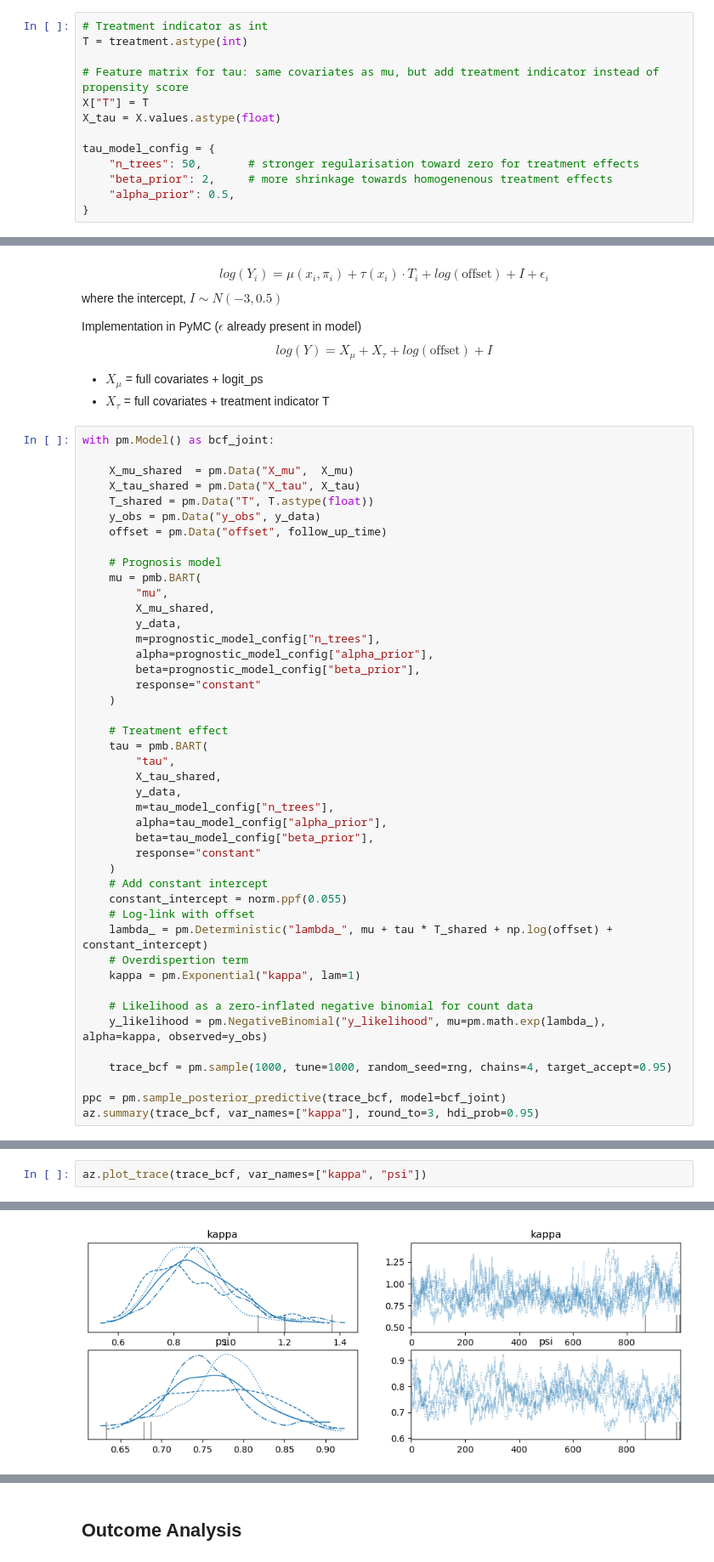
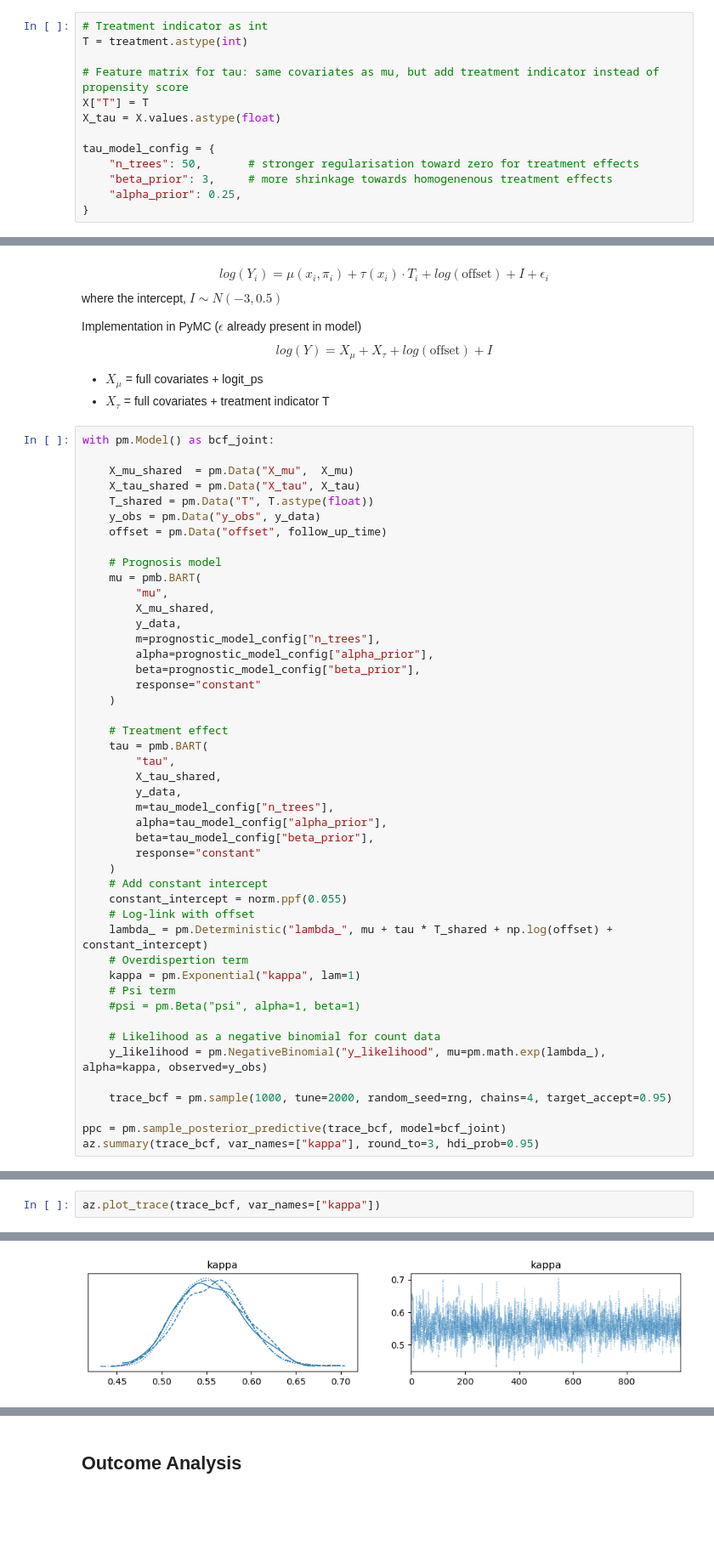
Before and after one commit to nweerasuriya/omscs, a Jupyter notebook: ISYE6420/Project/count_outcome_bcf_ZINB.ipynb, the cells around one changed output, grey strips where cells are left out. Shown at 85% size. Cells and saved outputs as stored; diff of their text form; blank space fills up the shorter version.

Commit message:
plotting

```diff
--- a/ISYE6420/Project/count_outcome_bcf_ZINB.ipynb
+++ b/ISYE6420/Project/count_outcome_bcf_ZINB.ipynb
@@ -100,8 +105,8 @@ X_tau = X.values.astype(float)
 
 tau_model_config = {
     "n_trees": 50,       # stronger regularisation toward zero for treatment effects
-    "beta_prior": 2,     # more shrinkage towards homogenenous treatment effects
-    "alpha_prior": 0.5,
+    "beta_prior": 3,     # more shrinkage towards homogenenous treatment effects
+    "alpha_prior": 0.25,
 }
 # %% [markdown]
 ## Full Joint BCF Model
@@ -152,11 +157,13 @@ with pm.Model() as bcf_joint:
     lambda_ = pm.Deterministic("lambda_", mu + tau * T_shared + np.log(offset) + constant_intercept)
     # Overdispertion term
     kappa = pm.Exponential("kappa", lam=1)
+    # Psi term
+    #psi = pm.Beta("psi", alpha=1, beta=1)
 
-    # Likelihood as a zero-inflated negative binomial for count data
+    # Likelihood as a negative binomial for count data
     y_likelihood = pm.NegativeBinomial("y_likelihood", mu=pm.math.exp(lambda_), alpha=kappa, observed=y_obs)
 
-    trace_bcf = pm.sample(1000, tune=1000, random_seed=rng, chains=4, target_accept=0.95)
+    trace_bcf = pm.sample(1000, tune=2000, random_seed=rng, chains=4, target_accept=0.95)
 
 ppc = pm.sample_posterior_predictive(trace_bcf, model=bcf_joint)
 az.summary(trace_bcf, var_names=["kappa"], round_to=3, hdi_prob=0.95)
@@ -192,4 +198,4 @@ ATT (treated only): -0.0502
 # %%
-az.plot_trace(trace_bcf, var_names=["kappa", "psi"])
+az.plot_trace(trace_bcf, var_names=["kappa"])
 # %% [output]
 array([[<Axes: title={'center': 'kappa'}>,
@@ -199,2 +203,2 @@ array([[<Axes: title={'center': 'kappa'}>,
-[figure, old version]
+[figure, new version]
 # %%
```
Also changed, not shown: parts of 32 cells of this notebook, 2 other files.
